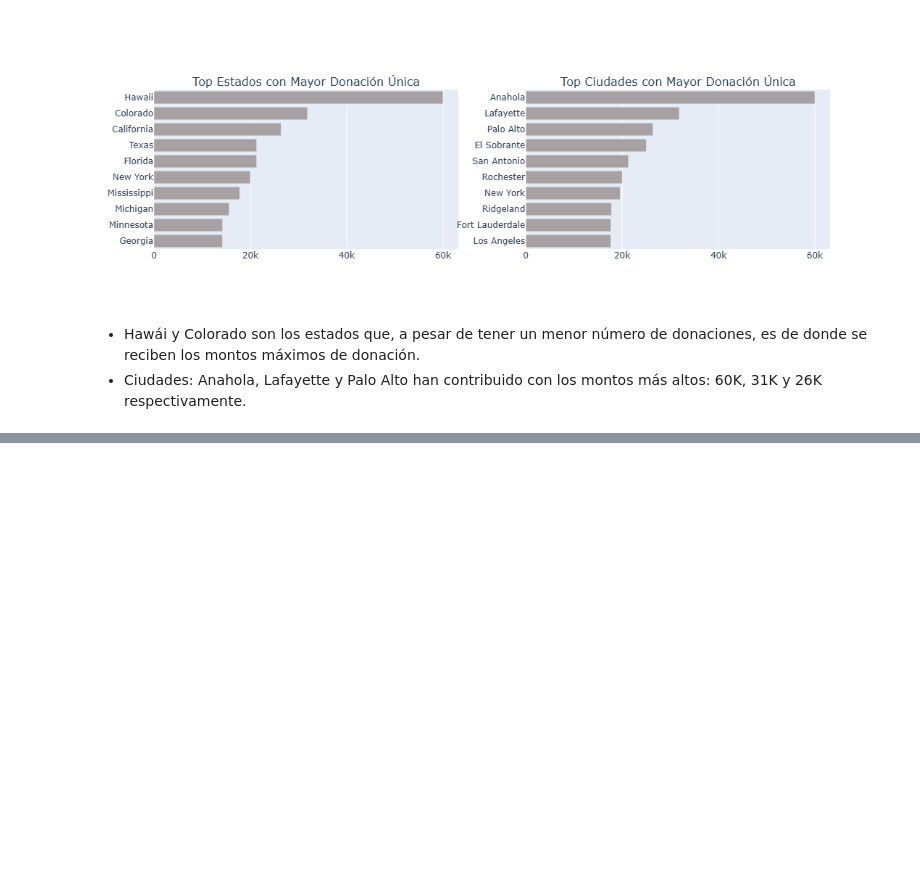
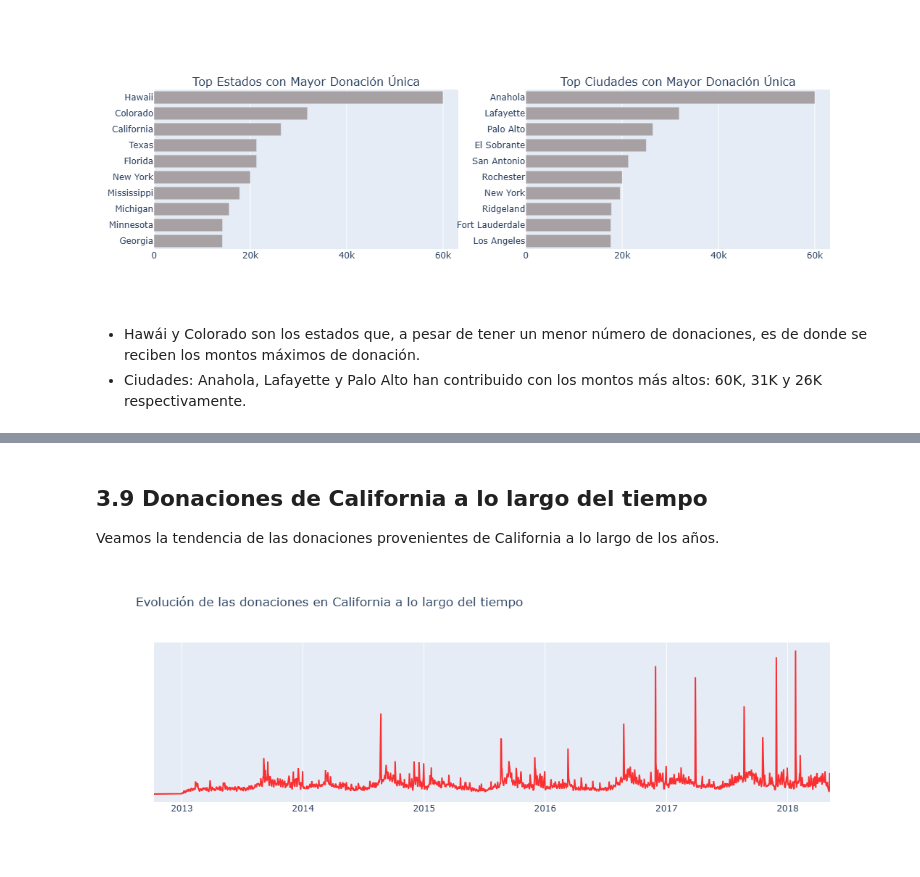
Before and after one commit to Rous-Maldonado/ADND_Prueba_Practica05, a Jupyter notebook: Practica05/Practica05.ipynb, the cells around one changed output, grey strips where cells are left out. Saved outputs shown, nothing was run; the diff lists cells and outputs as text; code cells hidden in the pictures; blank space fills up the shorter version.

```diff
--- a/Practica05/Practica05.ipynb
+++ b/Practica05/Practica05.ipynb
@@ -1629,0 +1836,50 @@ iplot(fig_bars)
+# %% [markdown]
+## 3.9 Donaciones de California a lo largo del tiempo
+
+Veamos la tendencia de las donaciones provenientes de California a lo largo de los años.
+# %%
+import pandas as pd
+import plotly.graph_objs as go
+
+# 1. Extraer solo la parte de la fecha (AAAA-MM-DD) quitando la hora
+combined_df['Donation Date'] = combined_df['Donation Received Date'].apply(lambda x : str(x).split()[0])
+
+# 2. Filtrar y agrupar los datos para el estado de California
+cali = combined_df[combined_df['Donor State'] == 'California']
+cali = cali.groupby('Donation Date').agg({'Donation Amount' : 'count'}).reset_index()
+
+# 3. Crear el DataFrame temporal convirtiendo la columna a formato datetime de Pandas
+cali1 = pd.DataFrame()
+cali1['Date'] = pd.to_datetime(cali['Donation Date'])
+cali1['Donation Amount'] = cali['Donation Amount']
+
+# 4. Configurar la traza de la línea temporal
+trace1 = go.Scatter(
+    x=cali1['Date'],
+    y=cali1['Donation Amount'],
+    name="California",
+    line=dict(color='red'),
+    opacity=0.8
+)
+
+data = [trace1]
+
+# 5. Diseño del gráfico con títulos en español (¡Se eliminó 'autotick'!)
+layout = dict(
+    title="Evolución de las donaciones en California a lo largo del tiempo",
+    height=400,
+    showlegend=False,
+    yaxis=dict(
+        autorange=True,
+        showgrid=False,
+        zeroline=False,
+        showline=False,
+        ticks='',
+        showticklabels=False
+    )
+)
+
+fig = dict(data=data, layout=layout)
+iplot(fig)
+# %% [output]
+[figure, added]
```
Also changed, not shown: parts of 17 cells of this notebook.
